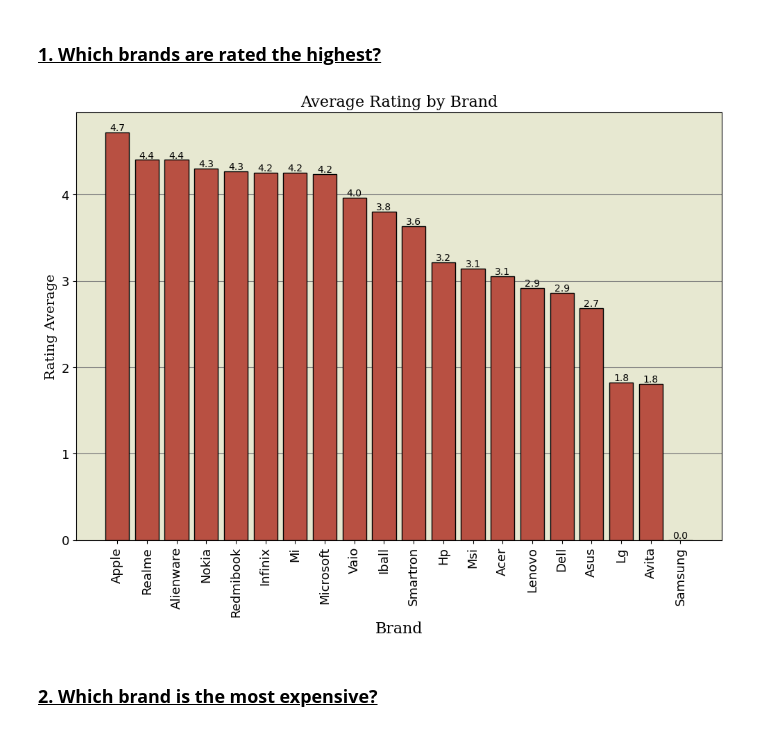
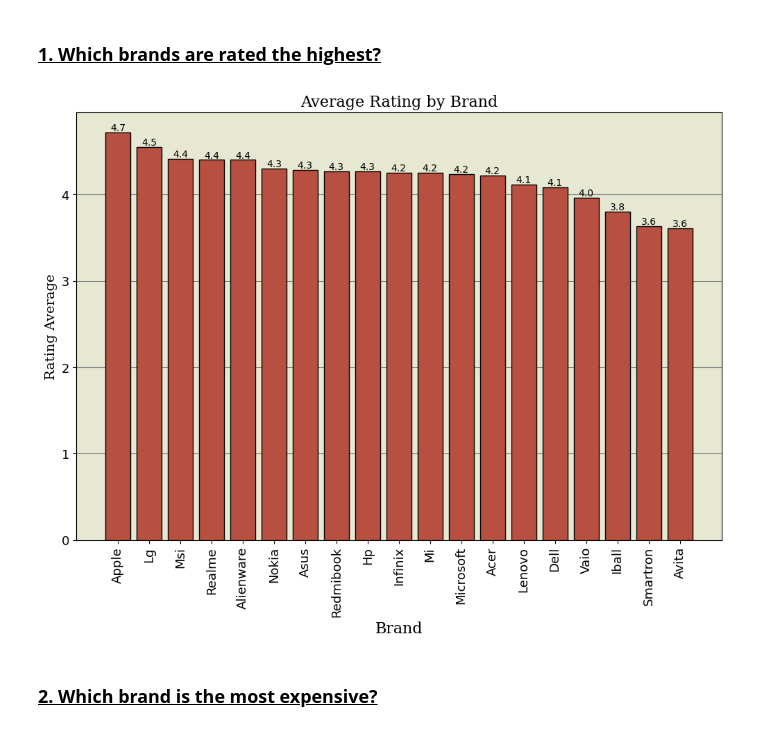
Before and after one commit to chrisheimbuch/laptops-specs-eda, a Jupyter notebook: Laptop Specs EDA.ipynb, the cells around one changed output. Cells and saved outputs as stored; diff of their text form; code cells hidden in the pictures.

Commit message:
Finalizing styling of graphs and markdown summaries

```diff
--- a/Laptop Specs EDA.ipynb
+++ b/Laptop Specs EDA.ipynb
@@ -270,7 +270,7 @@ array([0, 4, 2, 6, 8], dtype=int64)
 # %%
 #Get average rating per brand, sort data for plotting.
 MASK_RATING = clean_df['star_rating'] > 0.0
-average_ratings = clean_df.groupby('brand')['star_rating'].mean().reset_index()
+average_ratings = clean_df[MASK_RATING].groupby('brand')['star_rating'].mean().reset_index()
 average_ratings = average_ratings.sort_values(by='star_rating', ascending=False)
 
 font1 = {'family':'serif','color':'black','size':16}
@@ -279,34 +279,34 @@ font2 = {'family':'serif','color':'black','size':14}
 
 # Plot the bar chart
 fig, ax = plt.subplots(figsize=(12,8))
 ax.bar(x=average_ratings['brand'], height=average_ratings['star_rating'], color='#B85042', edgecolor='black', zorder=2)
 
 #Set title, axis names, customize fonts.
 ax.set_xlabel("Brand", fontdict=font1)
 ax.set_ylabel("Rating Average", fontdict=font2)
 ax.set_title("Average Rating by Brand", fontdict=font1)
 
 #Customize graph
 ax.grid(axis = 'y', color='grey')
 ax.set_facecolor('#E7E8D1')
 plt.xticks(rotation=90, ha='center', fontsize=13)
 plt.yticks(fontsize=13)
 
 #Annotate each bar
 for bar in ax.patches:
     height = bar.get_height()
     ax.text(bar.get_x() + bar.get_width() / 2,
         height + .11,
         f'{height:.1f}',
         ha='center',
         va='top',
         color='black',
         fontsize=10)
 
 
 plt.show()
 # %% [output]
-[figure, old version]
+[figure, new version]
 # %% [markdown]
 ### **<u>2. Which brand is the most expensive?</u>**
 # %%
```
Also changed, not shown: parts of 1 cell of this notebook.
